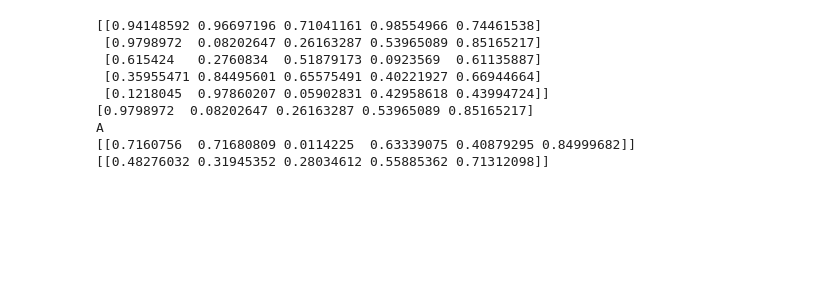
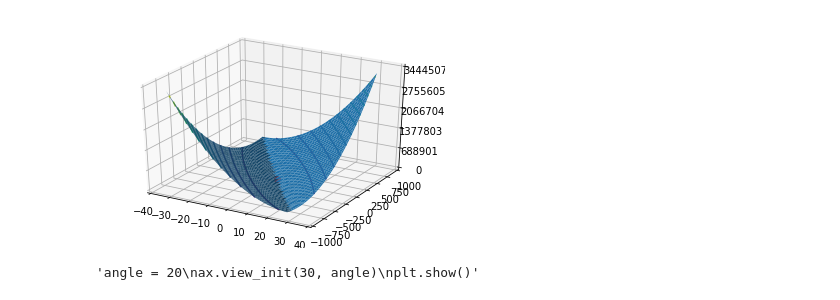
Before and after one commit to c27gc/Lecture-Notes, a Jupyter notebook: Neural Networks/Regresiones Lineales.ipynb, the cells around one changed output. Drawn from its saved outputs; the diff is of its cells as text; code cells hidden in the pictures; blank space fills up the shorter version.

```diff
--- a/Neural Networks/Regresiones Lineales.ipynb
+++ b/Neural Networks/Regresiones Lineales.ipynb
@@ -31,20 +16,51 @@ def ecm(x,y,theta0,theta1):
-# %%
-import numpy as np
-X = np.random.rand(5,5)
-print(X)
-print(X[1])
-print("A")
-A = np.random.rand(1,6)
-B = np.random.rand(1,5)
-print(A)
-print(B)
-# %% [output]
-[[0.94148592 0.96697196 0.71041161 0.98554966 0.74461538]
- [0.9798972  0.08202647 0.26163287 0.53965089 0.85165217]
- [0.615424   0.2760834  0.51879173 0.0923569  0.61135887]
- [0.35955471 0.84495601 0.65575491 0.40221927 0.66944664]
- [0.1218045  0.97860207 0.05902831 0.42958618 0.43994724]]
-[0.9798972  0.08202647 0.26163287 0.53965089 0.85165217]
-A
-[[0.7160756  0.71680809 0.0114225  0.63339075 0.40879295 0.84999682]]
-[[0.48276032 0.31945352 0.28034612 0.55885362 0.71312098]]
+# %%
+from mpl_toolkits.mplot3d import Axes3D
+import matplotlib.pyplot as plt
+from matplotlib import cm
+from matplotlib.ticker import LinearLocator
+import numpy as np
+import math
+
+fig = plt.figure()
+ax = fig.gca(projection='3d')
+
+# Make data.0
+ThetaX = np.arange(-30, 30, 1)
+xlen = len(ThetaX)
+ThetaY = np.arange(-1000, 1000, 1)
+ylen = len(ThetaY)
+
+ThetaX, ThetaY = np.meshgrid(ThetaX, ThetaY)
+
+ECM = (1/len(x))*sum([(ThetaX*x[i] + ThetaY - list(y)[i])**2 for i in range(len(x))])
+
+"""colortuple = ('y', 'b')
+colors = np.empty(ThetaX.shape, dtype=str)
+
+for yh in range(ylen):
+    for xh in range(xlen):
+        colors[xh, yh] = colortuple[(xh + yh) % len(colortuple)]"""
+
+surf = ax.plot_surface(ThetaX, ThetaY, ECM)#, facecolors=colors, linewidth=0)
+72
+ax.set_zlim(0, ECM.max())
+ax.set_xlim(-40, 40)
+ax.set_ylim(-1000, 1000)
+ax.w_zaxis.set_major_locator(LinearLocator(6))
+
+sha = np.where(ECM == ECM.min())
+
+cs = ax.contour(ThetaX, ThetaY, ECM, 15)
+ax.clabel(cs, fontsize=8)
+ax.plot(ThetaX[sha[0],sha[1]], ThetaY[sha[0],sha[1]], [ECM.min()], markerfacecolor='r', markeredgecolor='r', marker='o', markersize=6, alpha=0.6)
+
+plt.show()
+
+
+
+"""angle = 20
+ax.view_init(30, angle)
+plt.show()"""
+# %% [output]
+[figure, added]
+'angle = 20\nax.view_init(30, angle)\nplt.show()'
```
Also changed, not shown: parts of 20 cells of this notebook, 2 other files.
